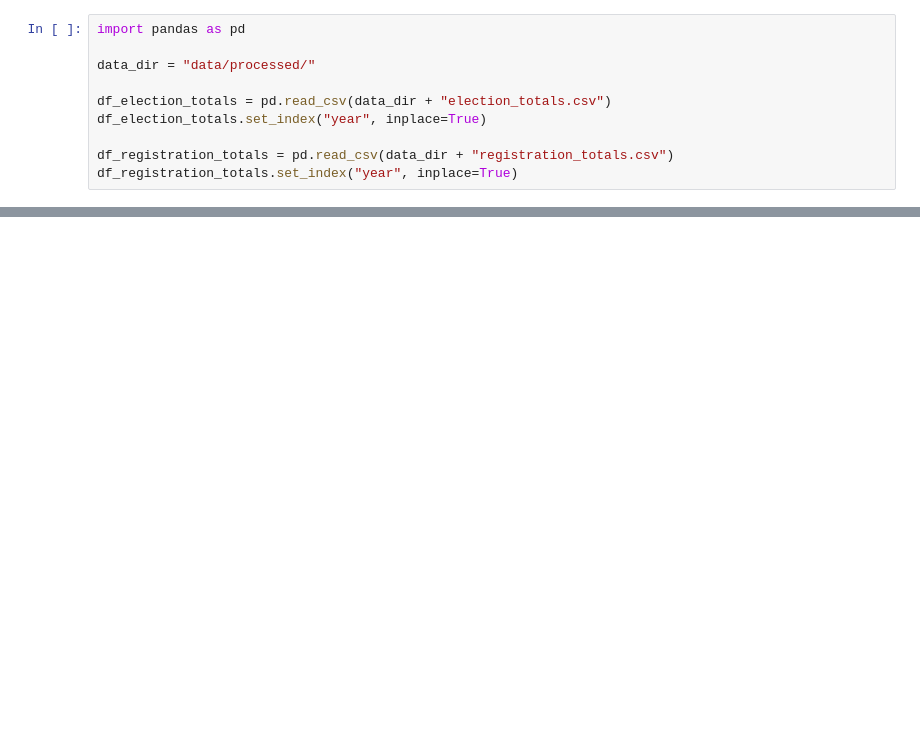
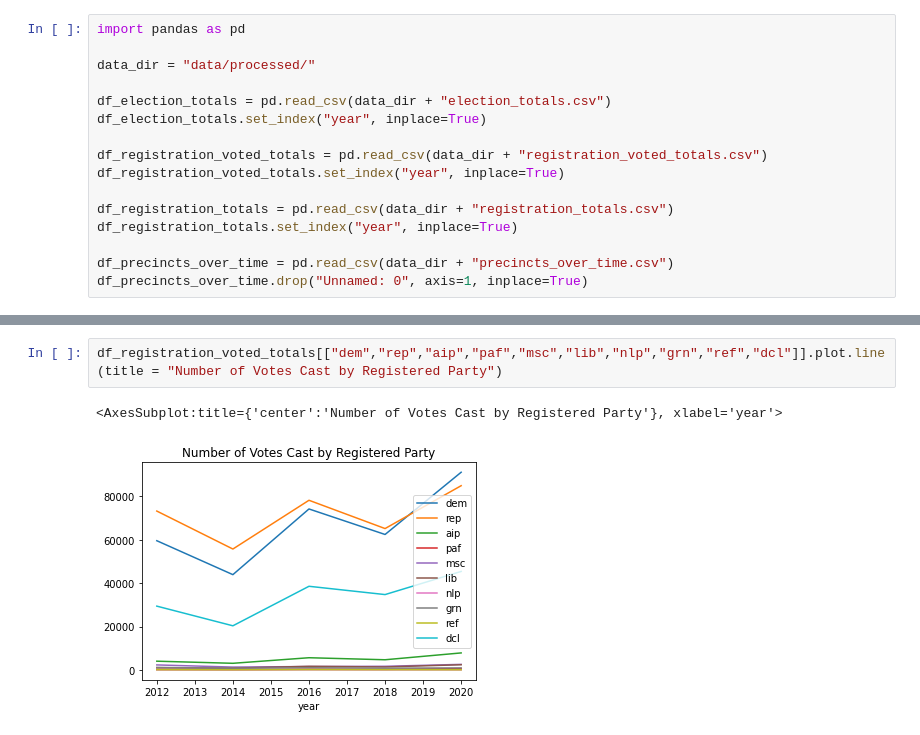
Before and after one commit to CharlesAMiller/AD35, a Jupyter notebook: Data Exploration.ipynb, the cells around one changed output, grey strips where cells are left out. Drawn from its saved outputs; the diff is of its cells as text; blank space fills up the shorter version.

```diff
--- a/Data Exploration.ipynb
+++ b/Data Exploration.ipynb
@@ -6,8 +6,14 @@ data_dir = "data/processed/"
 df_election_totals = pd.read_csv(data_dir + "election_totals.csv")
 df_election_totals.set_index("year", inplace=True)
 
+df_registration_voted_totals = pd.read_csv(data_dir + "registration_voted_totals.csv")
+df_registration_voted_totals.set_index("year", inplace=True)
+
 df_registration_totals = pd.read_csv(data_dir + "registration_totals.csv")
 df_registration_totals.set_index("year", inplace=True)
+
+df_precincts_over_time = pd.read_csv(data_dir + "precincts_over_time.csv")
+df_precincts_over_time.drop("Unnamed: 0", axis=1, inplace=True)
 # %%
 df_election_totals[["ASSDEM01", "ASSREP01"]].plot.line(title = "Votes By Party")
 # %% [output]
@@ -16 +22,6 @@ df_election_totals[["ASSDEM01", "ASSREP01"]].plot.line(title = "Votes By Party")
+# %%
+df_registration_voted_totals[["dem","rep","aip","paf","msc","lib","nlp","grn","ref","dcl"]].plot.line(title = "Number of Votes Cast by Registered Party")
+# %% [output]
+<AxesSubplot:title={'center':'Number of Votes Cast by Registered Party'}, xlabel='year'>
+[figure, added]
 # %%
```
Also changed, not shown: parts of 6 cells of this notebook, 11 other files.
